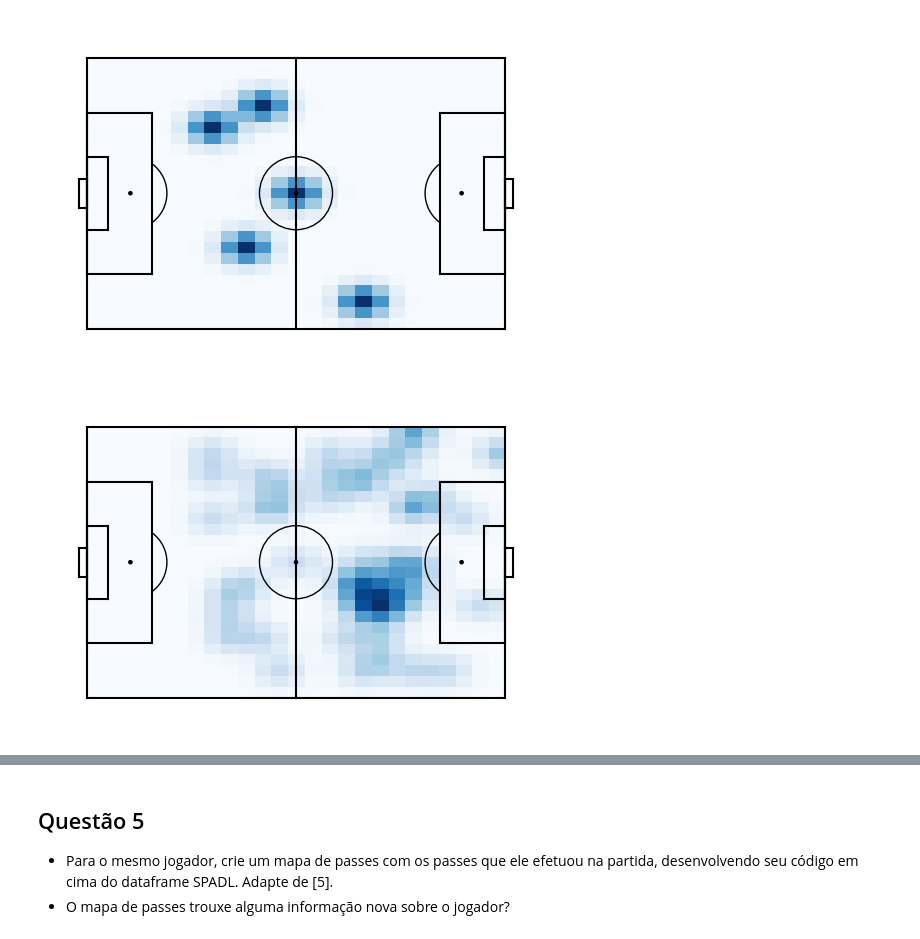
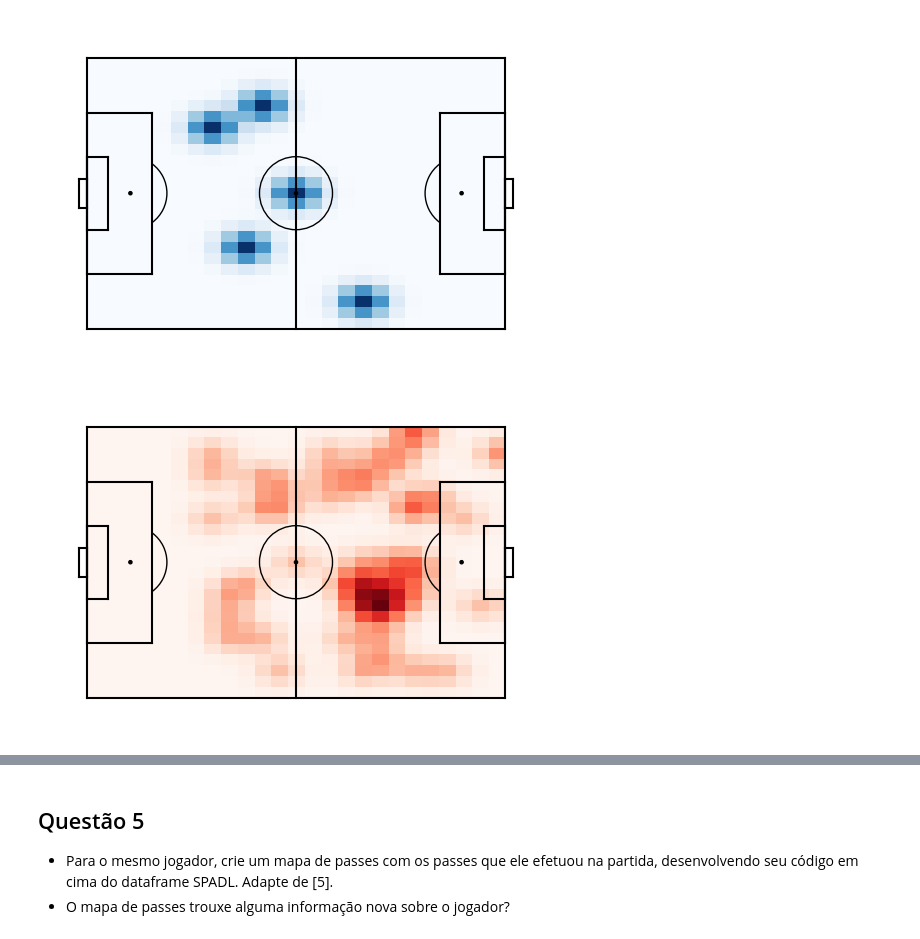
Before and after one commit to paduathiago/Data-Science-Applied-to-Soccer, a Jupyter notebook: Activities/ativ_3.ipynb, the cells around one changed output, grey strips where cells are left out. Drawn from its saved outputs; the diff is of its cells as text; code cells hidden in the pictures.

```diff
--- a/Activities/ativ_3.ipynb
+++ b/Activities/ativ_3.ipynb
@@ -39,7 +38,7 @@ liv_city_id
 2499943
 # %%
 events_england = pd.read_json('../data/events/events_England.json')
-liv_city_events = events_england[(events_england['matchId'] == liv_city_id)]
+liv_city_events = deepcopy(events_england[(events_england['matchId'] == liv_city_id)])
 # %%
 correct_columns = {'eventId':'type_id', 'subEventName':'subtype_name', 'playerId':'player_id',
               'matchId':'game_id', 'eventName':'type_name', 'teamId':'team_id',
@@ -48,6 +47,6 @@ correct_columns = {'eventId':'type_id', 'subEventName':'subtype_name', 'playerId
 
 liv_city_events.rename(columns=correct_columns, inplace=True)
 liv_city_events['period_id'] = pd.factorize(liv_city_events['matchPeriod'])[0]+1
-liv_city_events['milliseconds'] = liv_city_events['milliseconds'] * 1000  # convert to milliseconds
+liv_city_events['milliseconds'] *= 1000 # convert to milliseconds
 liv_city_events
 # %% [output]
@@ -240,9 +225,7 @@ firmino.head()
 | 116 | 2499943 | 1 | 358.864023 | 1612 | 15808 | 66.15 | 29.24 | 44.10 | 24.48 | ... |
 | 150 | 2499943 | 1 | 467.855178 | 1612 | 15808 | 47.25 | 6.80 | 46.20 | 6.12 | ... |
 # %%
-def plot_heatmap(player_df: pd.DataFrame,):
+def plot_heatmap(player_df: pd.DataFrame, cmap = 'Blues'):
     hm = matplotsoccer.count(player_df.start_x, player_df.start_y, n=25, m=25) # Construct a 25x25 heatmap from x,y-coordinates
     hm = ndimage.gaussian_filter(hm, 1) # blur the heatmap
-    matplotsoccer.heatmap(hm) # plot the heatmap
-
-plot_heatmap(firmino)
+    matplotsoccer.heatmap(hm, cmap=cmap) # plot the heatmap
@@ -254,12 +239,12 @@ defensive_actions = ['interception', 'tackle']
 offensive_actions = ['shot', 'pass', 'dribble', 'cross', 'take_on']
 
 firmino_defensive = firmino[firmino['type'].apply(lambda x: x in defensive_actions)]
-firmino_offensive = firmino[firmino['type'].apply(lambda x: x in offensive_actions)]]
+firmino_offensive = firmino[firmino['type'].apply(lambda x: x in offensive_actions)]
 # %%
 plot_heatmap(firmino_defensive)
 # %% [output]
 [figure]
 # %%
-plot_heatmap(firmino_offensive)
+plot_heatmap(firmino_offensive, cmap = 'Reds')
 # %% [output]
-[figure, old version]
+[figure, new version]
```
Also changed, not shown: parts of 6 cells of this notebook.
